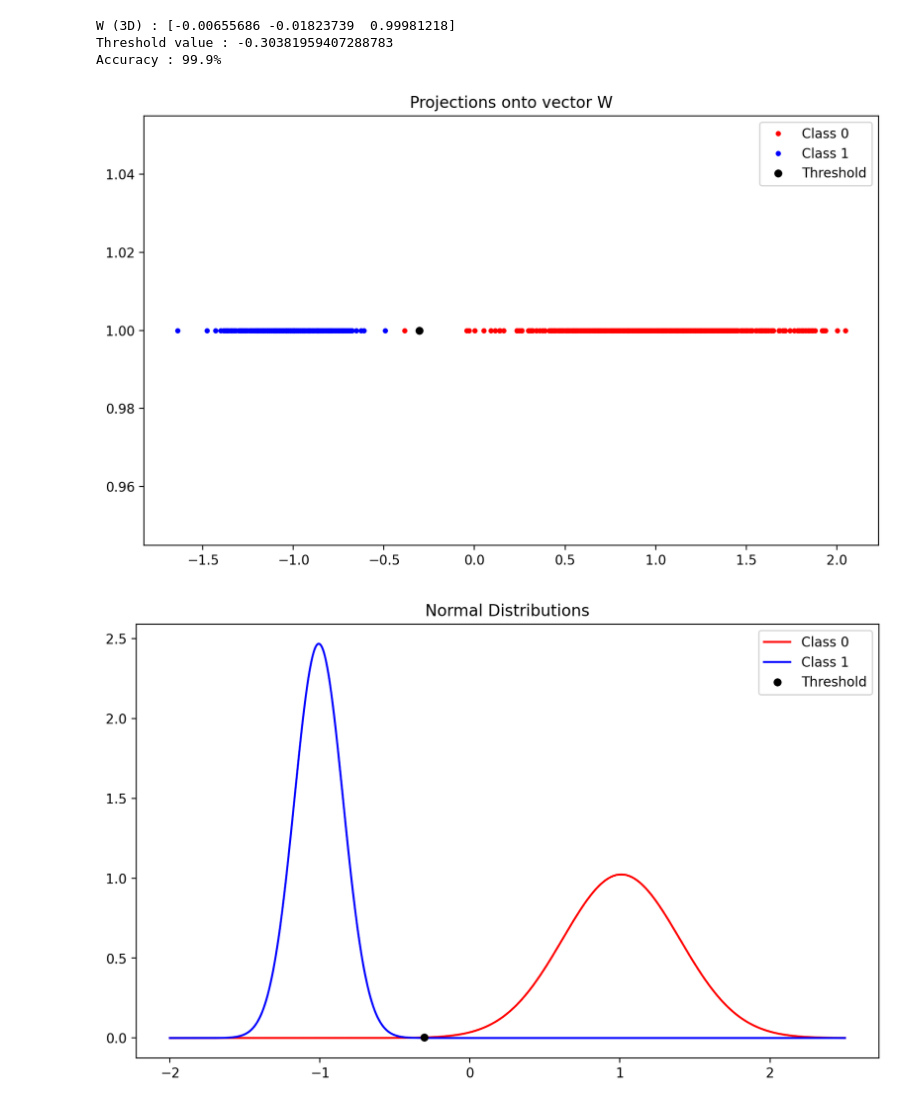
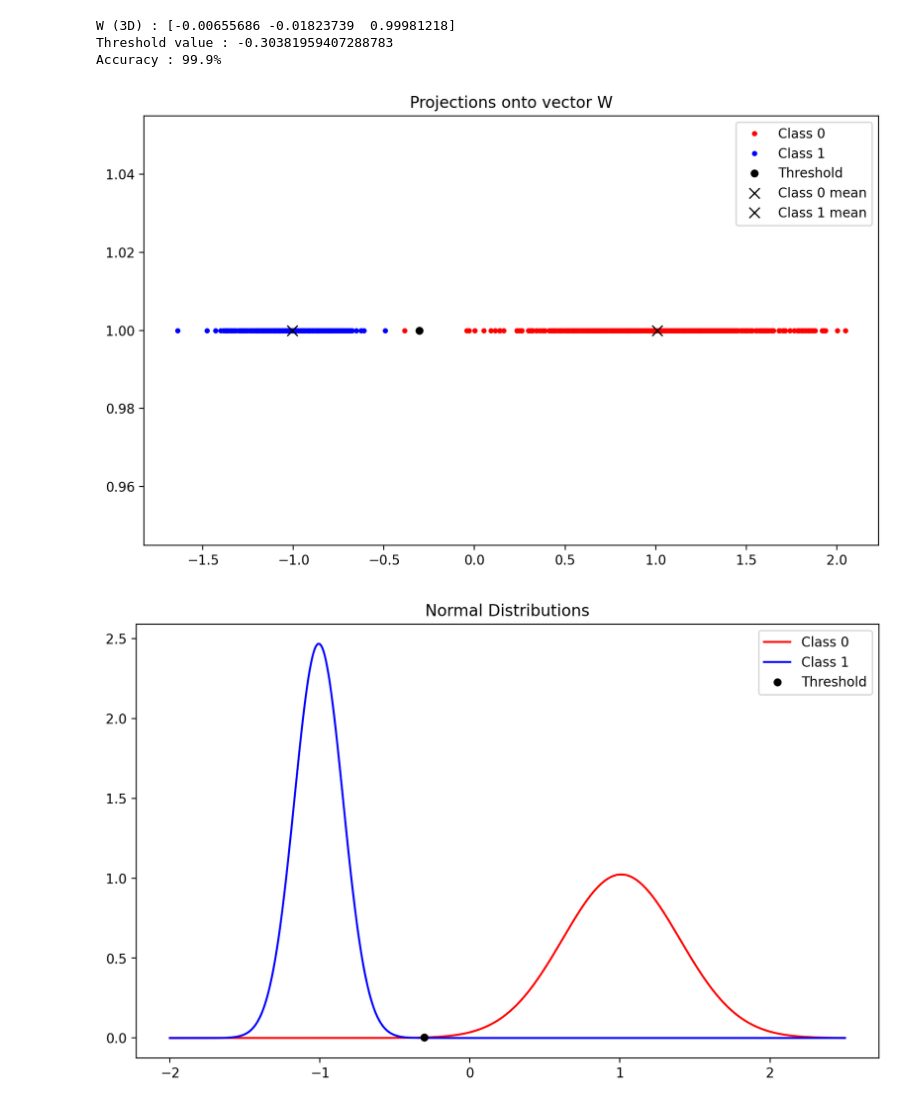
Before and after one commit to CyberKnight1803/ML_Assignment, a Jupyter notebook: fisher/Fisher's Linear Discriminant.ipynb, the cells around one changed output. Saved outputs shown, nothing was run; the diff lists cells and outputs as text; code cells hidden in the pictures.

```diff
--- a/fisher/Fisher's Linear Discriminant.ipynb
+++ b/fisher/Fisher's Linear Discriminant.ipynb
@@ -93,8 +93,8 @@ def getW(X_p, X_n):
     W = np.dot(Sw_in, (M_p - M_n))
 
     #Normalizing
-    W = W / np.linalg.norm(W)
-    return W
+    W_n = W / np.linalg.norm(W)
+    return W_n
 # %%
 def getGaussianStats(X, W):
     D = np.dot(W, X.T)
@@ -176,7 +176,7 @@ def GD_plot(W, threshold, pStats, nStats):
     print(f"Std Deviation : {nStats['std']}")
     print(f"variance : {nStats['var']}")
 # %%
-def projections_1D(P, y, threshold):
+def projections_1D(P, y, threshold, pStats, nStats):
     points = pd.DataFrame(np.concatenate((P, y), axis = 1))
 
     pPoints = points.loc[points[1] == 1][[0]]
@@ -185,6 +185,9 @@ def projections_1D(P, y, threshold):
     plt.plot(pPoints, np.ones(pPoints.shape), '.', color = 'r', label = 'Class 0')
     plt.plot(nPoints, np.ones(nPoints.shape), '.', color = 'b', label = 'Class 1')
     plt.plot([threshold], [1], '.', color = 'black', label = 'Threshold', markersize=10)
+    plt.plot([pStats['mean']], [1], 'x', color = 'black', label = "Class 0 mean", markersize = 8)
+    plt.plot([nStats['mean']], [1], 'x', color = 'black', label = "Class 1 mean", markersize = 8)
+
     plt.title('Projections onto vector W')
     plt.legend(loc = 'upper right')
     plt.show()
@@ -209,9 +212,9 @@ W (3D) : [-0.00655686 -0.01823739  0.99981218]
 Threshold value : -0.30381959407288783
 Accuracy : 99.9%
 # %%
-projections_1D(projections, y, threshold)
+projections_1D(projections, y, threshold, pStats, nStats)
 # %% [output]
-[figure, old version]
+[figure, new version]
 # %%
 GD_plot(W, threshold, pStats, nStats)
 # %% [output]
```
Also changed, not shown: parts of 5 cells of this notebook.
